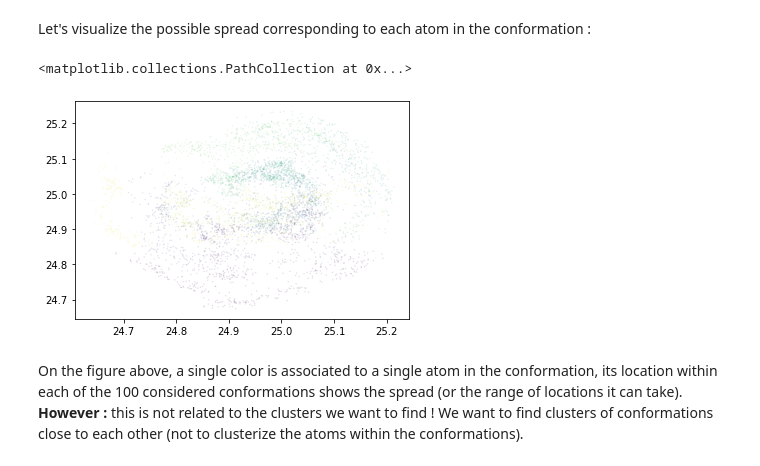
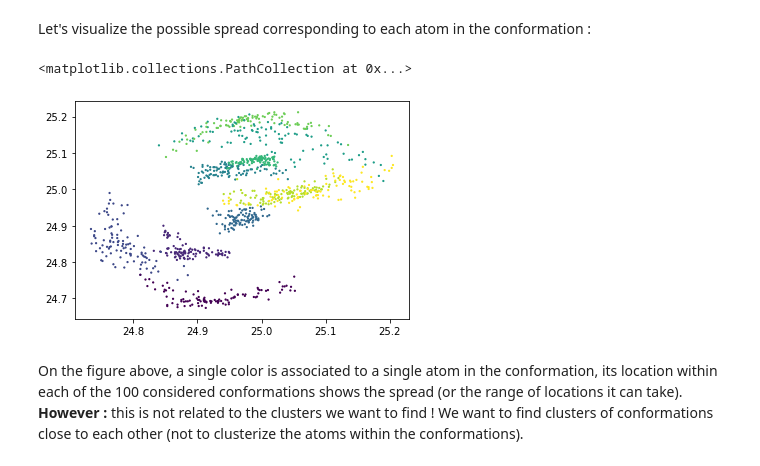
Before and after one commit to bricerauby/Protein_conformation_analysis, a Jupyter notebook: tomato_implementation.ipynb, the cells around one changed output. Drawn from its saved outputs; the diff is of its cells as text; code cells hidden in the pictures.

```diff
--- a/tomato_implementation.ipynb
+++ b/tomato_implementation.ipynb
@@ -27,12 +38,12 @@ for conf_nb in range(9):
 # %% [markdown]
 Let's visualize the possible spread corresponding to each atom in the conformation :
 # %%
-conf_nb = 500
+conf_nb = 100
 colors = [i for k in range(conf_nb) for i in range(10)]
-plt.scatter(coor_array[:conf_nb,:,0].reshape(-1),coor_array[:conf_nb,:,1].reshape(-1), c=colors, s=0.1, alpha=0.2)
+plt.scatter(coor_array[:conf_nb,:,0].reshape(-1),coor_array[:conf_nb,:,1].reshape(-1), c=colors, s=1.5, alpha=1.5)
 # %% [output]
 <matplotlib.collections.PathCollection at 0x...>
-[figure, old version]
+[figure, new version]
 # %% [markdown]
 On the figure above, a single color is associated to a single atom in the conformation, its location within each of the 100 considered conformations shows the spread (or the range of locations it can take). **However :** this is not related to the clusters we want to find ! We want to find clusters of conformations close to each other (not to clusterize the atoms within the conformations).
 # %% [markdown]
```
Also changed, not shown: parts of 9 cells of this notebook, 1 other file.
